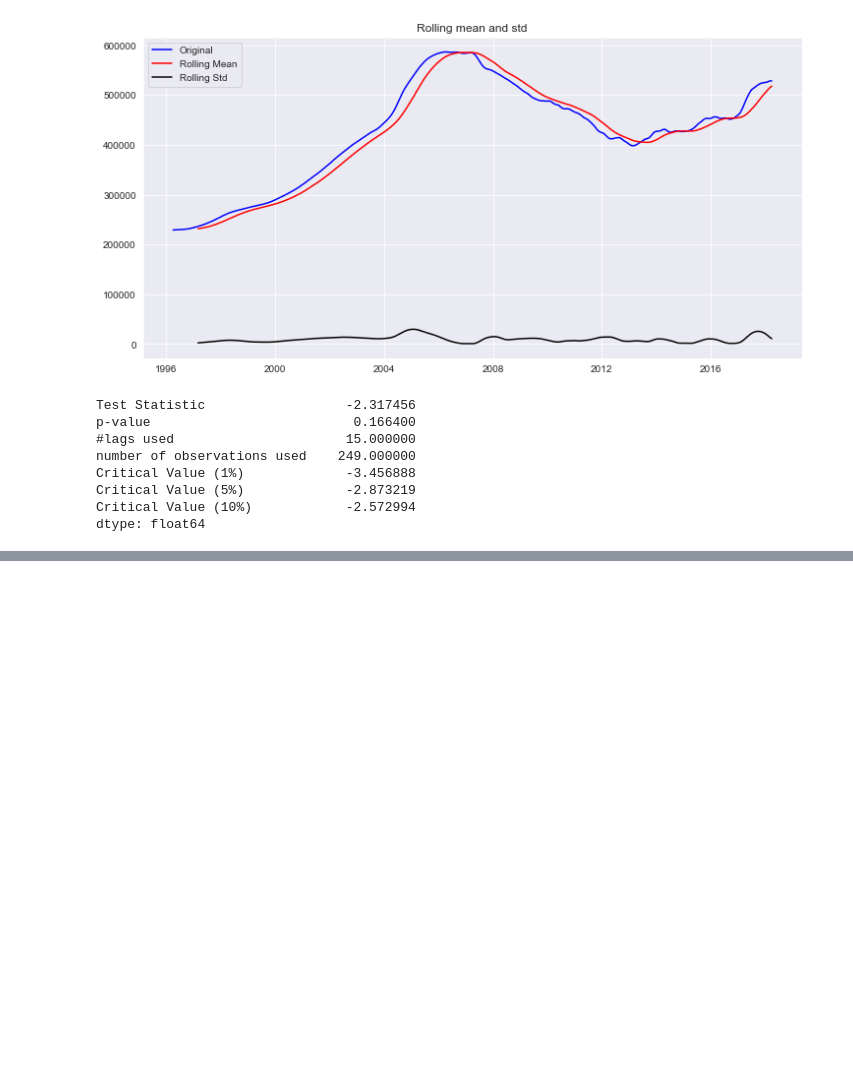
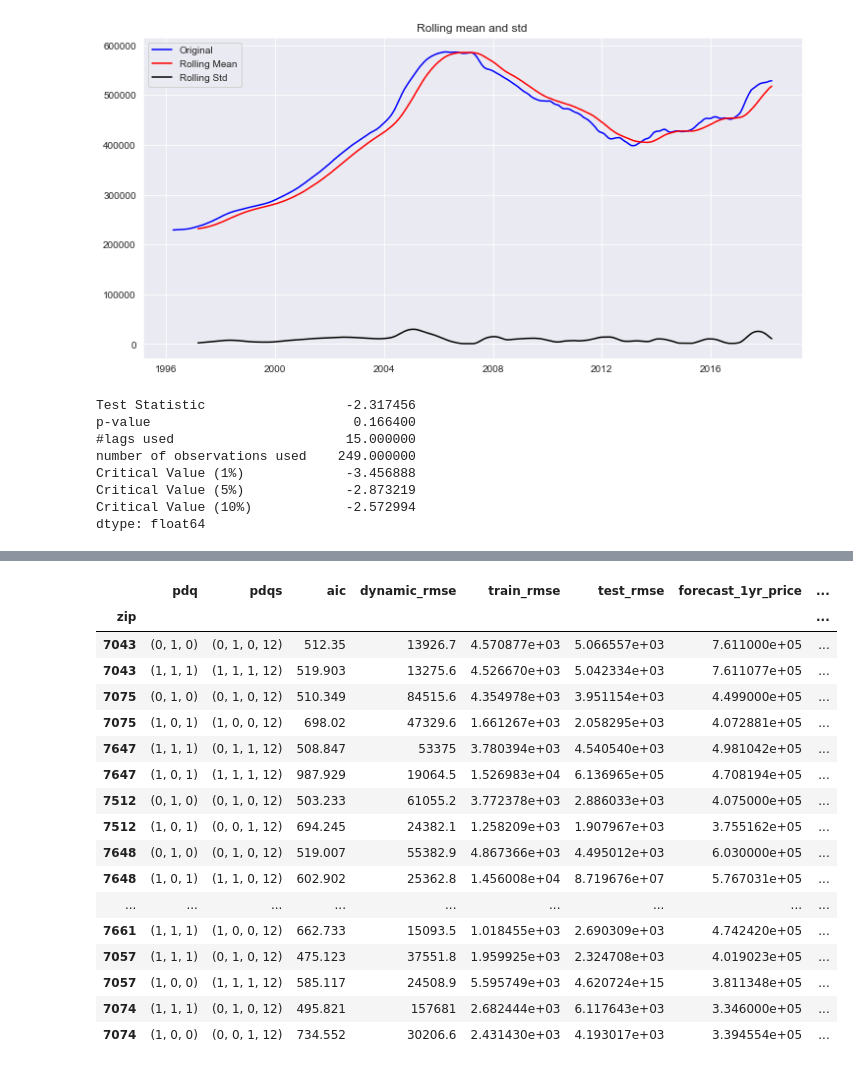
Before and after one commit to timpanon/zillow_forecasting, a Jupyter notebook: overall_nj.ipynb, the cells around one changed output, grey strips where cells are left out. Saved outputs shown, nothing was run; the diff lists cells and outputs as text; code cells hidden in the pictures; blank space fills up the shorter version.

```diff
--- a/overall_nj.ipynb
+++ b/overall_nj.ipynb
@@ -767,20 +863,30 @@ forecast_results(final_7004['price'], results, display=True)
 # %%
 results_df = pd.DataFrame()
+# pdqs = []
+# PDQS = []
+
 zips = list(final_df.zip.unique())
-pdqs = []
-PDQS = []
+for z in zips:  # TODO change to all of them
+    # create a df for each zip
+    df = final_df[final_df.zip == z]['2012':]
 
-# results_df['zip'] = final_df.zip.unique()
-for z in zips:
-    # create a df for each zip
-    df = final_df[final_df.zip == z]
-    # get the optimal params
-    output_df, pdq, PDQS = get_pdqs_aic(df['price'], display=False, )# TODO add parameter optimize='RMSE' or optimize='AIC'
+    # train test split
+    train, test = split_train_test(df['price'])
 
-    results = train_sarimax(train, pdq=pdq, PDQS=PDQS, summary=False, diagnostics=False)
-    train_rmse = train_results_rmse(results, train, display=True)
-    test_rmse = test_results_rmse(results, train, test, pdq=pdq, PDQS=PDQS)
+    for optimization in ['aic', 'dynamic_rmse']:
+        # get the optimal params
+        output_df, pdq, PDQS = get_pdqs(train, test, optimize=optimization, display=False)
+        output_df = output_df.sort_values(by=optimization, ascending=True)
 
-    forecasted_prices, forecasted_rois = forecast_results(df['price'], results, display=False)
-    # create row, zip, pdq, PDQS, aic, train_rmse, test_rmse, dynamic_test_rmse, forecast_1, 3, 5, 10 years
+        results = train_sarimax(train, pdq=pdq, PDQS=PDQS, summary=False, diagnostics=False)
+
+        train_results = train_results_rmse(results, train, display=False)
+
+        test_results = test_results_rmse(train, test, pdq=pdq, PDQS=PDQS, display=False)
+
+        forecasted_prices, forecasted_rois = forecast_results(df['price'], pdq=pdq, PDQS=PDQS, display=False)
+
+        current_df = organize_results(z, output_df, train_results, test_results, forecasted_prices, forecasted_rois)
+
+        results_df = pd.concat([results_df, current_df])
 # %% [output]
@@ -788,2 +910,24 @@ for z in zips:
+# %%
+results_df = results_df.set_index('zip')
+results_df
+# %% [output]
+|  | pdq | pdqs | aic | dynamic_rmse | train_rmse | test_rmse | forecast_1yr_price | ... |
+| zip |  |  |  |  |  |  |  | ... |
+| 7043 | (0, 1, 0) | (0, 1, 0, 12) | 512.35 | 13926.7 | 4.570877e+03 | 5.066557e+03 | 7.611000e+05 | ... |
+| 7043 | (1, 1, 1) | (1, 1, 1, 12) | 519.903 | 13275.6 | 4.526670e+03 | 5.042334e+03 | 7.611077e+05 | ... |
+| 7075 | (0, 1, 0) | (0, 1, 0, 12) | 510.349 | 84515.6 | 4.354978e+03 | 3.951154e+03 | 4.499000e+05 | ... |
+| 7075 | (1, 0, 1) | (1, 0, 0, 12) | 698.02 | 47329.6 | 1.661267e+03 | 2.058295e+03 | 4.072881e+05 | ... |
+| 7647 | (1, 1, 1) | (0, 1, 1, 12) | 508.847 | 53375 | 3.780394e+03 | 4.540540e+03 | 4.981042e+05 | ... |
+| 7647 | (1, 0, 1) | (1, 1, 1, 12) | 987.929 | 19064.5 | 1.526983e+04 | 6.136965e+05 | 4.708194e+05 | ... |
+| 7512 | (0, 1, 0) | (0, 1, 0, 12) | 503.233 | 61055.2 | 3.772378e+03 | 2.886033e+03 | 4.075000e+05 | ... |
+| 7512 | (1, 0, 1) | (0, 0, 1, 12) | 694.245 | 24382.1 | 1.258209e+03 | 1.907967e+03 | 3.755162e+05 | ... |
+| 7648 | (0, 1, 0) | (0, 1, 0, 12) | 519.007 | 55382.9 | 4.867366e+03 | 4.495012e+03 | 6.030000e+05 | ... |
+| 7648 | (1, 0, 1) | (1, 1, 0, 12) | 602.902 | 25362.8 | 1.456008e+04 | 8.719676e+07 | 5.767031e+05 | ... |
+| ... | ... | ... | ... | ... | ... | ... | ... | ... |
+| 7661 | (1, 1, 1) | (1, 0, 0, 12) | 662.733 | 15093.5 | 1.018455e+03 | 2.690309e+03 | 4.742420e+05 | ... |
+| 7057 | (1, 1, 1) | (0, 1, 0, 12) | 475.123 | 37551.8 | 1.959925e+03 | 2.324708e+03 | 4.019023e+05 | ... |
+| 7057 | (1, 0, 0) | (1, 1, 1, 12) | 585.117 | 24508.9 | 5.595749e+03 | 4.620724e+15 | 3.811348e+05 | ... |
+| 7074 | (1, 1, 1) | (0, 1, 0, 12) | 495.821 | 157681 | 2.682444e+03 | 6.117643e+03 | 3.346000e+05 | ... |
+| 7074 | (1, 0, 0) | (0, 0, 1, 12) | 734.552 | 30206.6 | 2.431430e+03 | 4.193017e+03 | 3.394554e+05 | ... |
 # %%
 # TODO
```
Also changed, not shown: parts of 17 cells of this notebook, 7 other files.
